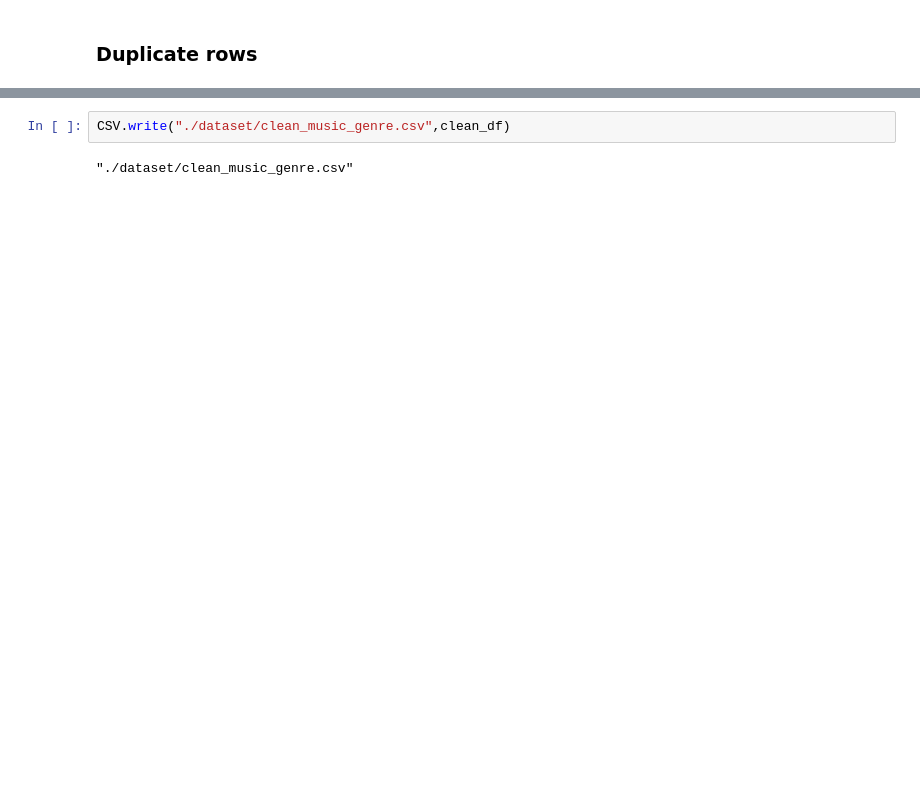
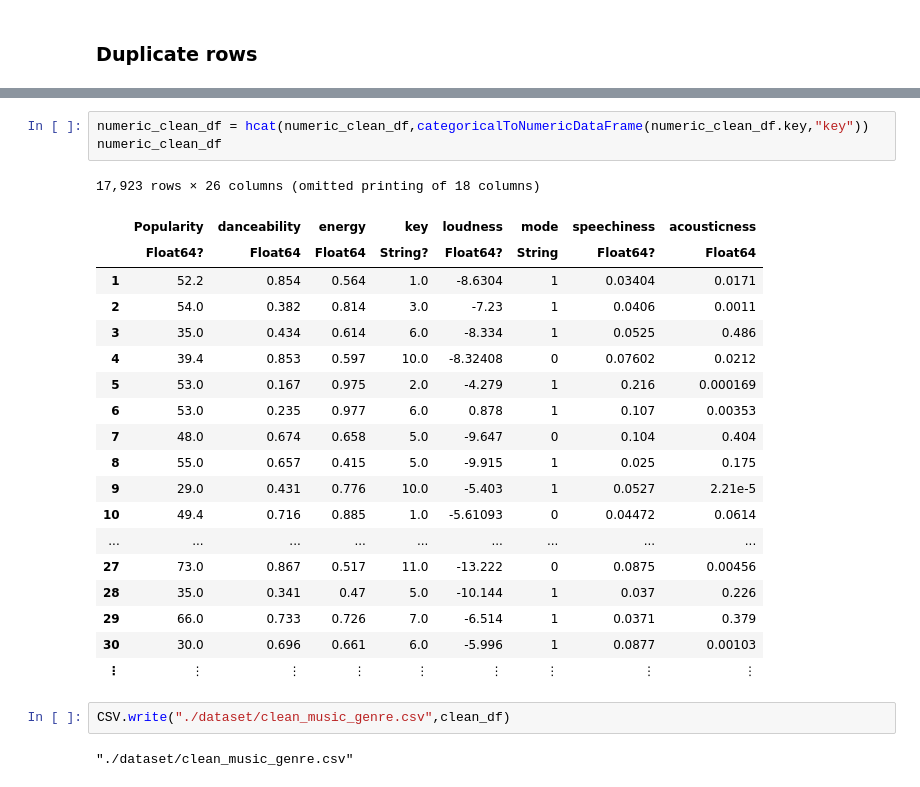
Before and after one commit to maxhormazabal/finalpracticalml, a Jupyter notebook: preprocessing.ipynb, the cells around one changed output, grey strips where cells are left out. Cells and saved outputs as stored; diff of their text form; blank space fills up the shorter version.

```diff
--- a/preprocessing.ipynb
+++ b/preprocessing.ipynb
@@ -482,3 +581,26 @@ clean_df = copy(unique(df))
+# %%
+numeric_clean_df = hcat(numeric_clean_df,categoricalToNumericDataFrame(numeric_clean_df.key,"key"))
+numeric_clean_df
+# %% [output]
+17,923 rows × 26 columns (omitted printing of 18 columns)
+|  | Popularity | danceability | energy | key | loudness | mode | speechiness | acousticness |
+|  | Float64? | Float64 | Float64 | String? | Float64? | String | Float64? | Float64 |
+| 1 | 52.2 | 0.854 | 0.564 | 1.0 | -8.6304 | 1 | 0.03404 | 0.0171 |
+| 2 | 54.0 | 0.382 | 0.814 | 3.0 | -7.23 | 1 | 0.0406 | 0.0011 |
+| 3 | 35.0 | 0.434 | 0.614 | 6.0 | -8.334 | 1 | 0.0525 | 0.486 |
+| 4 | 39.4 | 0.853 | 0.597 | 10.0 | -8.32408 | 0 | 0.07602 | 0.0212 |
+| 5 | 53.0 | 0.167 | 0.975 | 2.0 | -4.279 | 1 | 0.216 | 0.000169 |
+| 6 | 53.0 | 0.235 | 0.977 | 6.0 | 0.878 | 1 | 0.107 | 0.00353 |
+| 7 | 48.0 | 0.674 | 0.658 | 5.0 | -9.647 | 0 | 0.104 | 0.404 |
+| 8 | 55.0 | 0.657 | 0.415 | 5.0 | -9.915 | 1 | 0.025 | 0.175 |
+| 9 | 29.0 | 0.431 | 0.776 | 10.0 | -5.403 | 1 | 0.0527 | 2.21e-5 |
+| 10 | 49.4 | 0.716 | 0.885 | 1.0 | -5.61093 | 0 | 0.04472 | 0.0614 |
+| ... | ... | ... | ... | ... | ... | ... | ... | ... |
+| 27 | 73.0 | 0.867 | 0.517 | 11.0 | -13.222 | 0 | 0.0875 | 0.00456 |
+| 28 | 35.0 | 0.341 | 0.47 | 5.0 | -10.144 | 1 | 0.037 | 0.226 |
+| 29 | 66.0 | 0.733 | 0.726 | 7.0 | -6.514 | 1 | 0.0371 | 0.379 |
+| 30 | 30.0 | 0.696 | 0.661 | 6.0 | -5.996 | 1 | 0.0877 | 0.00103 |
+| ⋮ | ⋮ | ⋮ | ⋮ | ⋮ | ⋮ | ⋮ | ⋮ | ⋮ |
 # %%
 CSV.write("./dataset/clean_music_genre.csv",clean_df)
 # %% [output]
```
Also changed, not shown: parts of 30 cells of this notebook, 2 other files.
